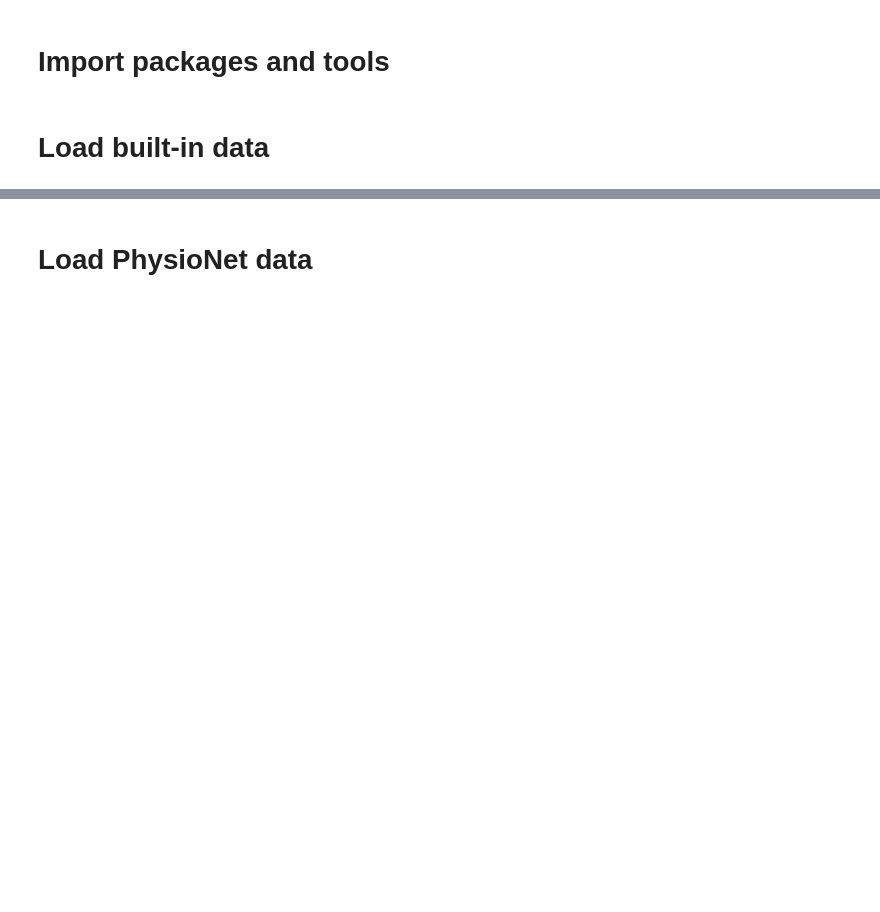
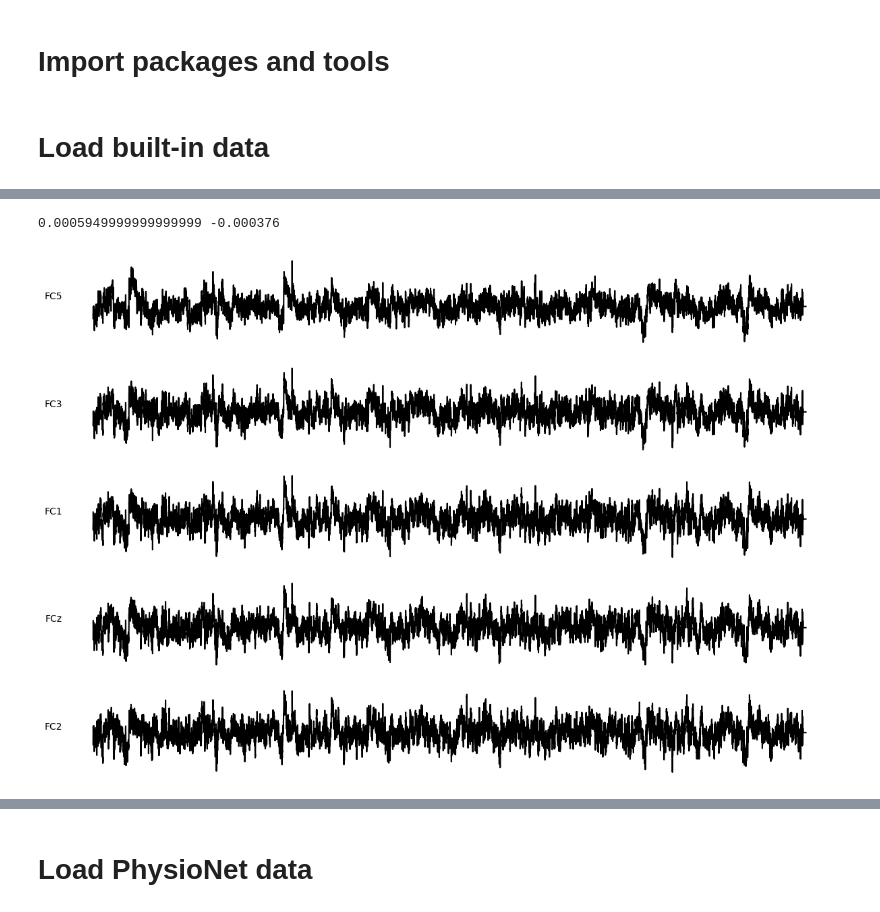
Before and after one commit to eryk-urbanski/eeg-denoising, a Jupyter notebook: notebooks/01_data_loading.ipynb, the cells around one changed output, grey strips where cells are left out. Cells and saved outputs as stored; diff of their text form; code cells hidden in the pictures; blank space fills up the shorter version.

```diff
--- a/notebooks/01_data_loading.ipynb
+++ b/notebooks/01_data_loading.ipynb
@@ -23,12 +25,13 @@ from vis import plot_eeg, plot_eeg_with_time
 # %% [markdown]
 # Load built-in data
 # %%
-subjects = [1]  # may vary
-runs = [4, 8, 12]  # may vary
-raw_fnames = eegbci.load_data(subjects, runs)
-raws = [read_raw_edf(f, preload=True) for f in raw_fnames]
+if USE_MNE_DATA:
+    subjects = [1]  # may vary
+    runs = [4]  # may vary
+    raw_fnames = eegbci.load_data(subjects, runs)
+    raws = [read_raw_edf(f, preload=True) for f in raw_fnames]
 
-raw = concatenate_raws(raws) # concatenate runs from subject
-# raw.filter(0.3, None, picks="all") # Highpass filter to eliminate slow drifts
-eegbci.standardize(raw) # make channel names follow standard conventions
+    raw = concatenate_raws(raws) # concatenate runs from subject
+    # raw.filter(0.3, None, picks="all") # Highpass filter to eliminate slow drifts
+    eegbci.standardize(raw) # make channel names follow standard conventions
 # %% [output]
@@ -49,0 +47,5 @@ Reading 0 ... 19999  =      0.000 ...   124.994 secs...
+# %%
+if USE_MNE_DATA:
+    eegbci_data, eegbci_times = raw[:]
+    eegbci_ch_names = raw.ch_names
+    # eegbci_data.shape, eegbci_times.shape, eegbci_ch_names
@@ -49,0 +65,4 @@ Reading 0 ... 19999  =      0.000 ...   124.994 secs...
+# %%
+if USE_MNE_DATA:
+    data, times = eegbci_data, eegbci_times # data: channels x time ; times: time x 1
+    print(data.shape, times.shape)
@@ -49,0 +71,4 @@ Reading 0 ... 19999  =      0.000 ...   124.994 secs...
+# %%
+if USE_MNE_DATA:
+    data_df = pd.DataFrame(data.T, columns=raw.ch_names)
+data_df.head(5)
@@ -49,0 +83,10 @@ Reading 0 ... 19999  =      0.000 ...   124.994 secs...
+# %%
+if USE_MNE_DATA:
+    print(np.max(data_df.values), np.min(data_df.values))
+# %% [output]
+0.0005949999999999999 -0.000376
+# %%
+if USE_MNE_DATA:
+    plot_eeg(data_df, n_channels_to_plot=5)
+# %% [output]
+[figure, added]
```
Also changed, not shown: parts of 17 cells of this notebook, 9 other files.
